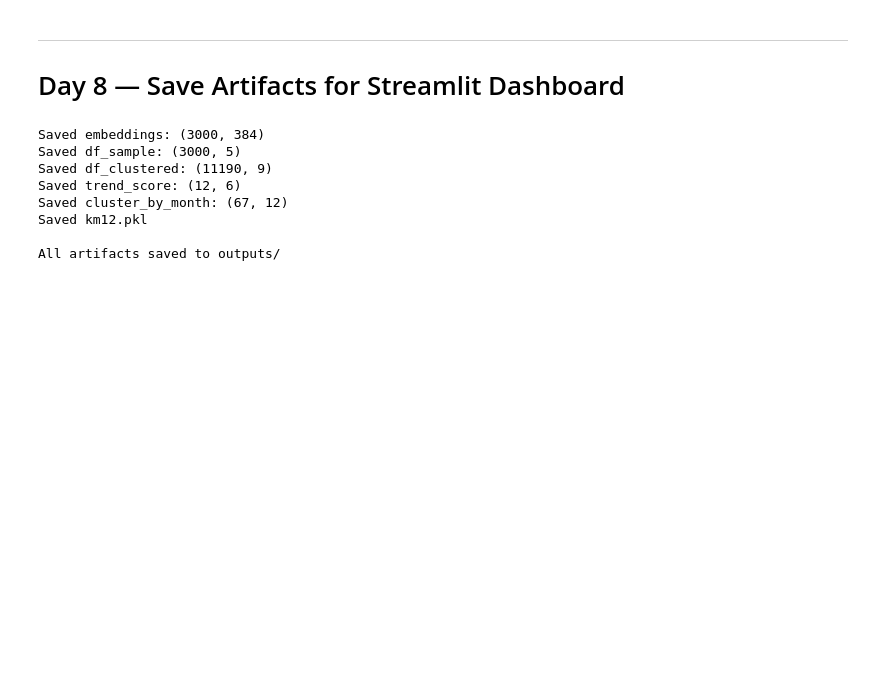
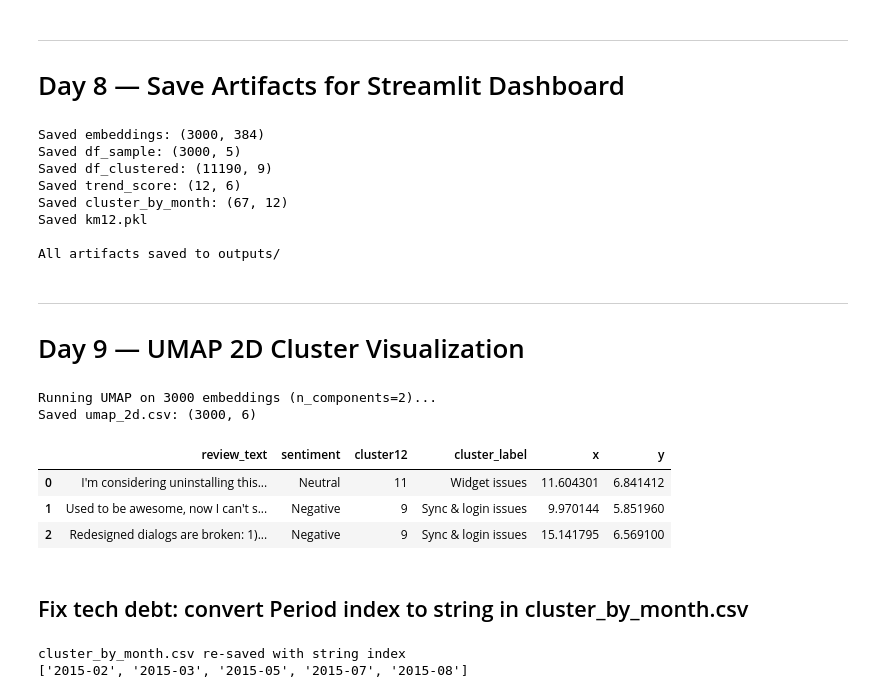
Before and after one commit to ando-ship-it/consumer-trend-detector, a Jupyter notebook: notebooks/01_eda_baseline_consumer_trends.ipynb, the cells around one changed output. Drawn from its saved outputs; the diff is of its cells as text; code cells hidden in the pictures; blank space fills up the shorter version.

Commit message:
Day 9: UMAP 2D visualization, single-page dark dashboard, fix Period index

```diff
--- a/notebooks/01_eda_baseline_consumer_trends.ipynb
+++ b/notebooks/01_eda_baseline_consumer_trends.ipynb
@@ -1880,3 +1880,28 @@ Saved cluster_by_month: (67, 12)
 Saved km12.pkl
 
 All artifacts saved to outputs/
+# %% [markdown]
+---
+
+# Day 9 — UMAP 2D Cluster Visualization
+# %%
+import umap
+
+print("Running UMAP on 3000 embeddings (n_components=2)...")
+reducer = umap.UMAP(n_components=2, random_state=RANDOM_STATE, n_neighbors=20, min_dist=0.1)
+umap_2d = reducer.fit_transform(embeddings)
+
+df_umap = df_sample[["review_text", "sentiment", "cluster12", "cluster_label"]].copy()
+df_umap["x"] = umap_2d[:, 0]
+df_umap["y"] = umap_2d[:, 1]
+
+df_umap.to_csv("../outputs/umap_2d.csv", index=False)
+print(f"Saved umap_2d.csv: {df_umap.shape}")
+display(df_umap.head(3))
+# %% [output]
+Running UMAP on 3000 embeddings (n_components=2)...
+Saved umap_2d.csv: (3000, 6)
+|  | review_text | sentiment | cluster12 | cluster_label | x | y |
+| 0 | I'm considering uninstalling this... | Neutral | 11 | Widget issues | 11.604301 | 6.841412 |
+| 1 | Used to be awesome, now I can't s... | Negative | 9 | Sync & login issues | 9.970144 | 5.851960 |
+| 2 | Redesigned dialogs are broken: 1)... | Negative | 9 | Sync & login issues | 15.141795 | 6.569100 |
@@ -1882,0 +1923,12 @@ All artifacts saved to outputs/
+# %% [markdown]
+## Fix tech debt: convert Period index to string in cluster_by_month.csv
+# %%
+# Re-save cluster_by_month with string index (Period breaks on Streamlit Cloud)
+cbm = pd.read_csv("../outputs/cluster_by_month.csv", index_col="month")
+cbm.index = cbm.index.astype(str)
+cbm.to_csv("../outputs/cluster_by_month.csv")
+print("cluster_by_month.csv re-saved with string index")
+print(cbm.index[:5].tolist())
+# %% [output]
+cluster_by_month.csv re-saved with string index
+['2015-02', '2015-03', '2015-05', '2015-07', '2015-08']
```
Also changed, not shown: parts of 1 cell of this notebook, 3 other files.
